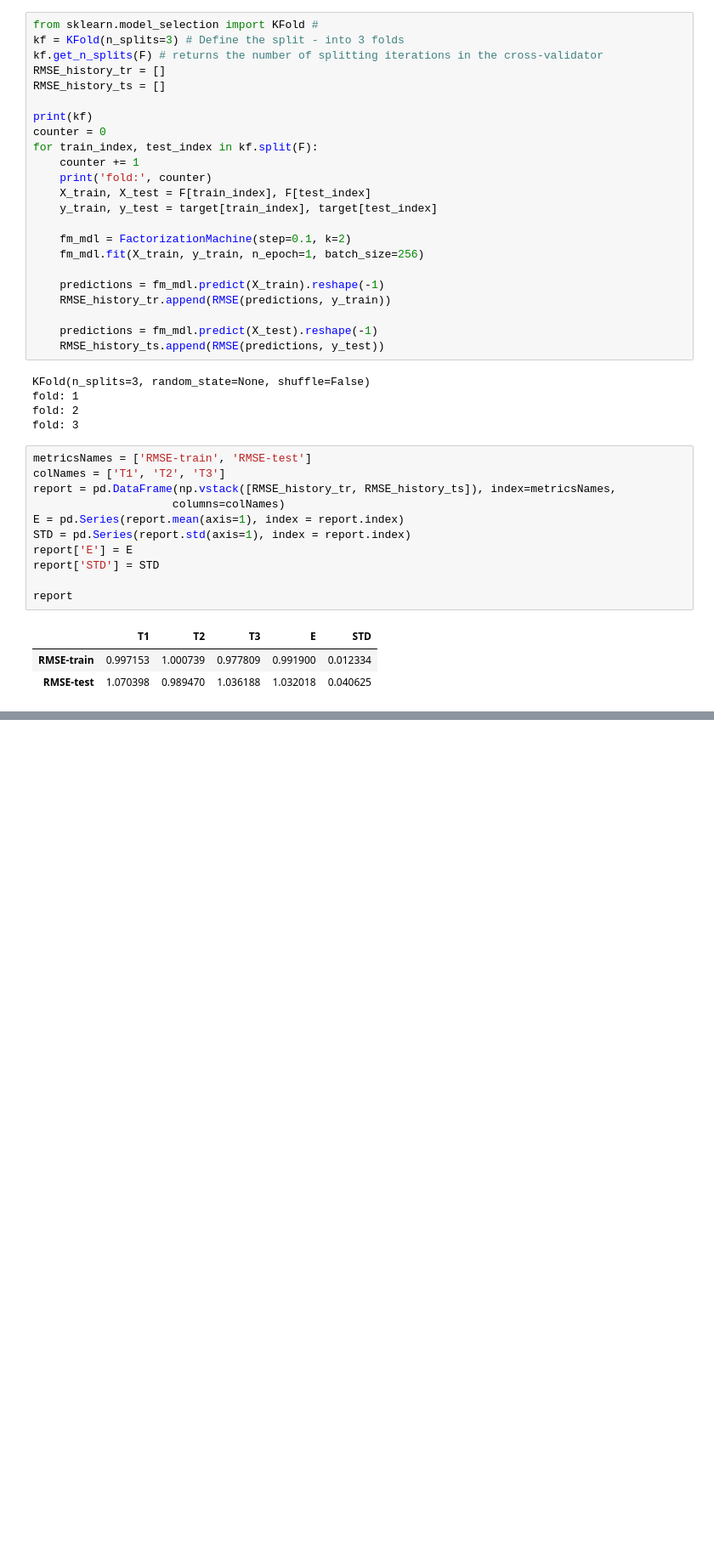
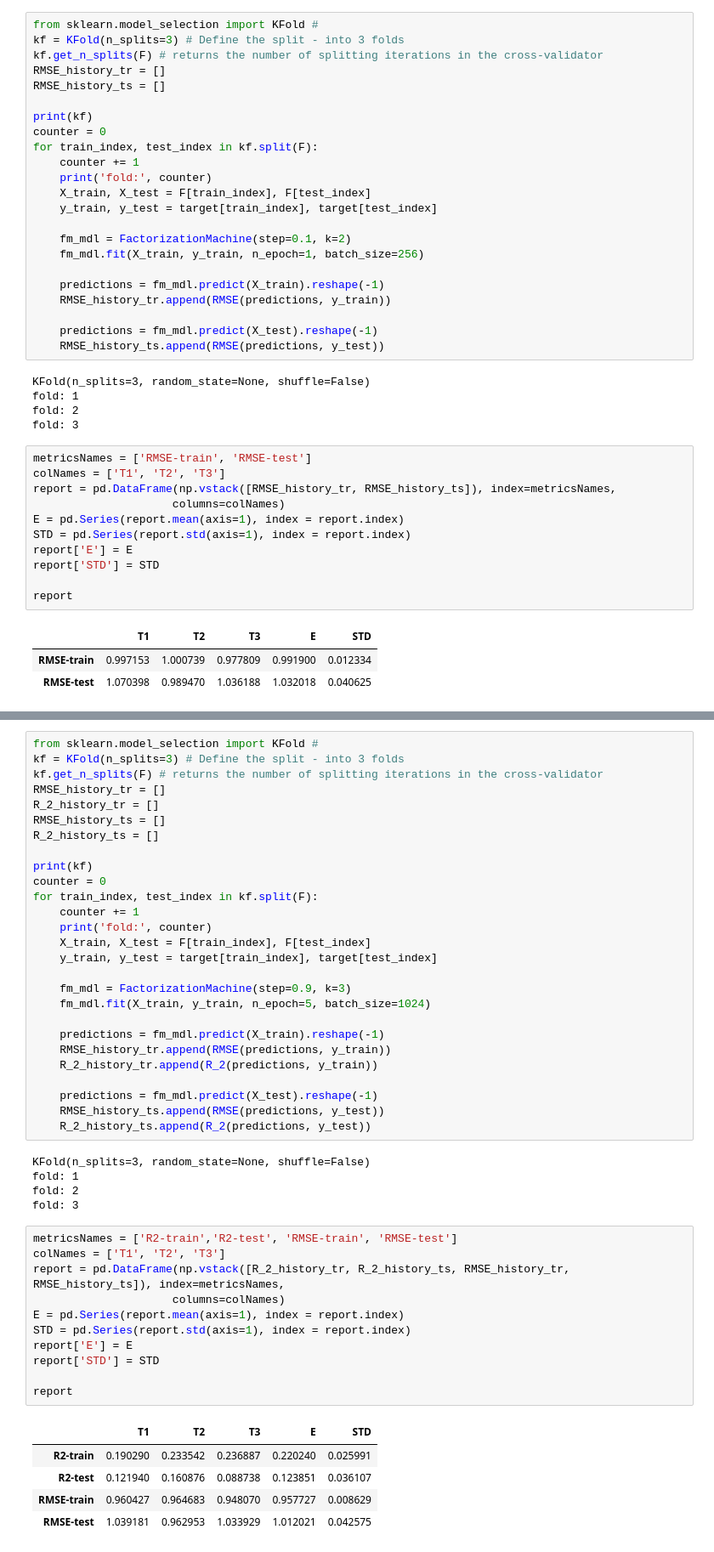
Before and after one commit to AniLiar/spsu-mm-machine-learning, a Jupyter notebook: autumn/task 2 - factorization machine/main.ipynb, the cells around one changed output, grey strips where cells are left out. Shown at 85% size. Drawn from its saved outputs; the diff is of its cells as text; blank space fills up the shorter version.

```diff
--- a/autumn/task 2 - factorization machine/main.ipynb
+++ b/autumn/task 2 - factorization machine/main.ipynb
@@ -495,0 +666,49 @@ report
+# %%
+from sklearn.model_selection import KFold #
+kf = KFold(n_splits=3) # Define the split - into 3 folds
+kf.get_n_splits(F) # returns the number of splitting iterations in the cross-validator
+RMSE_history_tr = []
+R_2_history_tr = []
+RMSE_history_ts = []
+R_2_history_ts = []
+
+print(kf)
+counter = 0
+for train_index, test_index in kf.split(F):
+    counter += 1
+    print('fold:', counter)
+    X_train, X_test = F[train_index], F[test_index]
+    y_train, y_test = target[train_index], target[test_index]
+
+    fm_mdl = FactorizationMachine(step=0.9, k=3)
+    fm_mdl.fit(X_train, y_train, n_epoch=5, batch_size=1024)
+
+    predictions = fm_mdl.predict(X_train).reshape(-1)
+    RMSE_history_tr.append(RMSE(predictions, y_train))
+    R_2_history_tr.append(R_2(predictions, y_train))
+
+    predictions = fm_mdl.predict(X_test).reshape(-1)
+    RMSE_history_ts.append(RMSE(predictions, y_test))
+    R_2_history_ts.append(R_2(predictions, y_test))
+# %% [output]
+KFold(n_splits=3, random_state=None, shuffle=False)
+fold: 1
+fold: 2
+fold: 3
+# %%
+metricsNames = ['R2-train','R2-test', 'RMSE-train', 'RMSE-test']
+colNames = ['T1', 'T2', 'T3']
+report = pd.DataFrame(np.vstack([R_2_history_tr, R_2_history_ts, RMSE_history_tr, RMSE_history_ts]), index=metricsNames,
+                     columns=colNames)
+E = pd.Series(report.mean(axis=1), index = report.index)
+STD = pd.Series(report.std(axis=1), index = report.index)
+report['E'] = E
+report['STD'] = STD
+
+report
+# %% [output]
+|  | T1 | T2 | T3 | E | STD |
+| R2-train | 0.190290 | 0.233542 | 0.236887 | 0.220240 | 0.025991 |
+| R2-test | 0.121940 | 0.160876 | 0.088738 | 0.123851 | 0.036107 |
+| RMSE-train | 0.960427 | 0.964683 | 0.948070 | 0.957727 | 0.008629 |
+| RMSE-test | 1.039181 | 0.962953 | 1.033929 | 1.012021 | 0.042575 |
```
Also changed, not shown: parts of 28 cells of this notebook.
